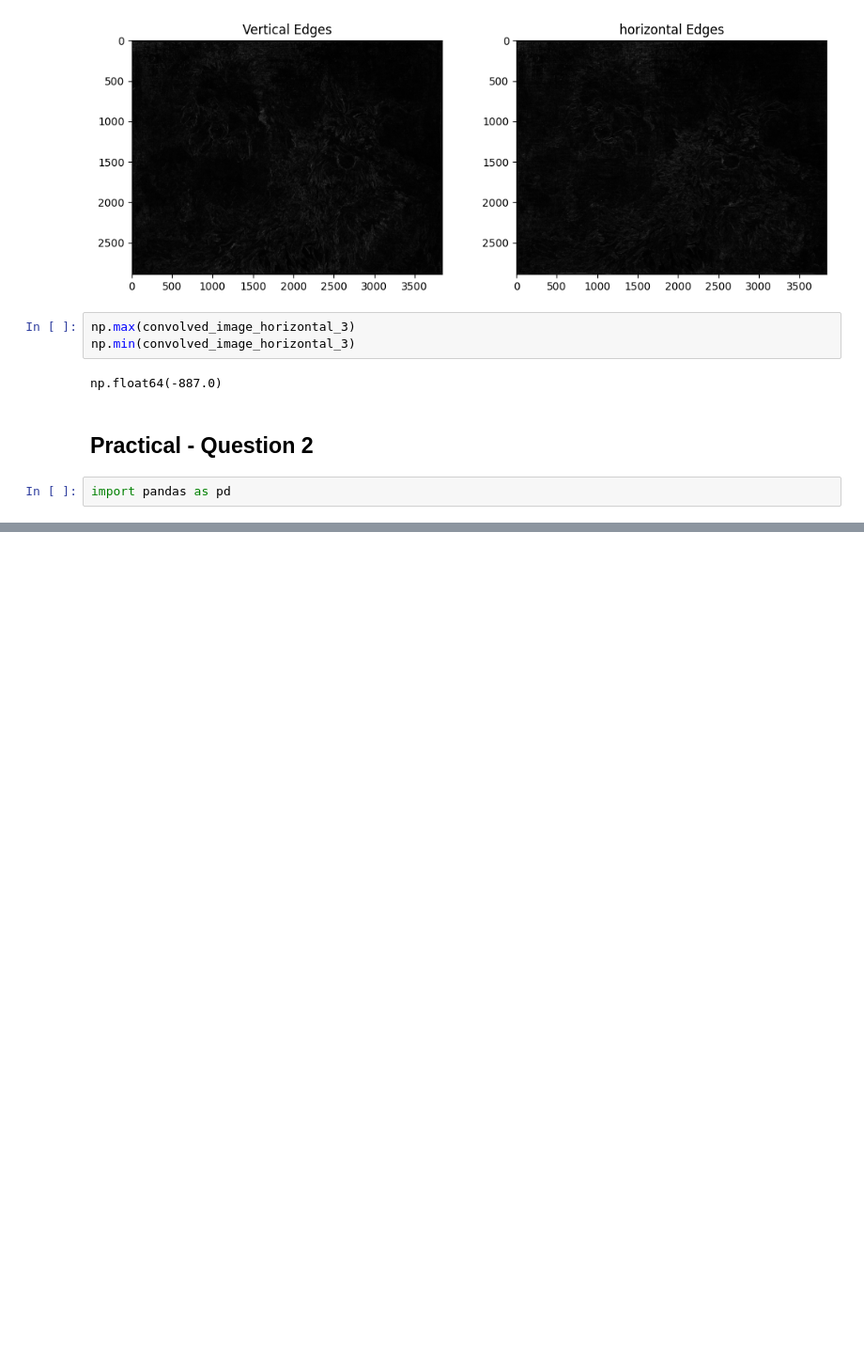
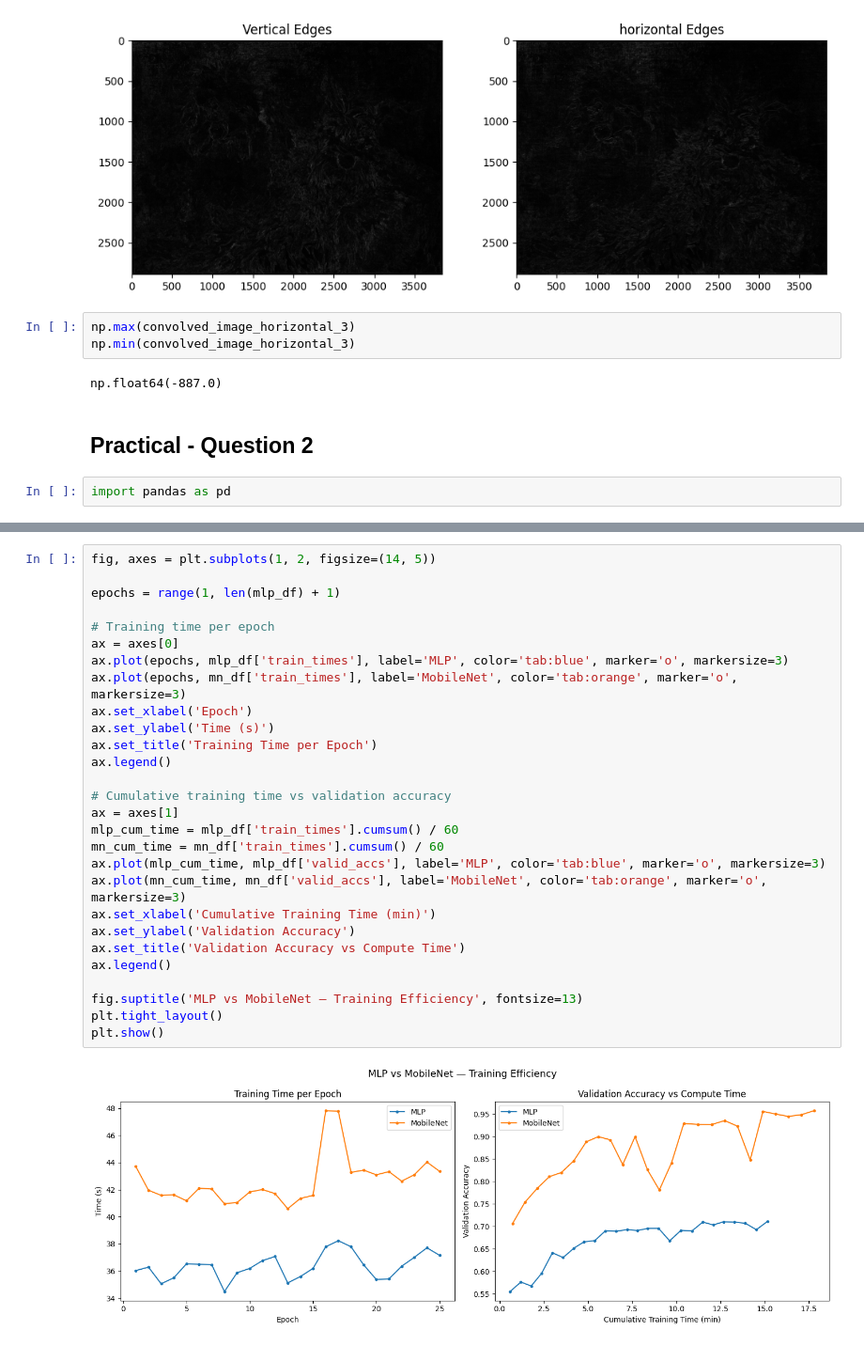
Before and after one commit to trvslhlt/ift_6135_representation_learning, a Jupyter notebook: assignments/assignment_1/wip.ipynb, the cells around one changed output, grey strips where cells are left out. Shown at 94% size. Cells and saved outputs as stored; diff of their text form; blank space fills up the shorter version.

```diff
--- a/assignments/assignment_1/wip.ipynb
+++ b/assignments/assignment_1/wip.ipynb
@@ -186,0 +188,30 @@ plt.show()
+# %%
+fig, axes = plt.subplots(1, 2, figsize=(14, 5))
+
+epochs = range(1, len(mlp_df) + 1)
+
+# Training time per epoch
+ax = axes[0]
+ax.plot(epochs, mlp_df['train_times'], label='MLP', color='tab:blue', marker='o', markersize=3)
+ax.plot(epochs, mn_df['train_times'], label='MobileNet', color='tab:orange', marker='o', markersize=3)
+ax.set_xlabel('Epoch')
+ax.set_ylabel('Time (s)')
+ax.set_title('Training Time per Epoch')
+ax.legend()
+
+# Cumulative training time vs validation accuracy
+ax = axes[1]
+mlp_cum_time = mlp_df['train_times'].cumsum() / 60
+mn_cum_time = mn_df['train_times'].cumsum() / 60
+ax.plot(mlp_cum_time, mlp_df['valid_accs'], label='MLP', color='tab:blue', marker='o', markersize=3)
+ax.plot(mn_cum_time, mn_df['valid_accs'], label='MobileNet', color='tab:orange', marker='o', markersize=3)
+ax.set_xlabel('Cumulative Training Time (min)')
+ax.set_ylabel('Validation Accuracy')
+ax.set_title('Validation Accuracy vs Compute Time')
+ax.legend()
+
+fig.suptitle('MLP vs MobileNet — Training Efficiency', fontsize=13)
+plt.tight_layout()
+plt.show()
+# %% [output]
+[figure, added]
```
Also changed, not shown: parts of 3 cells of this notebook, 4 other files.
